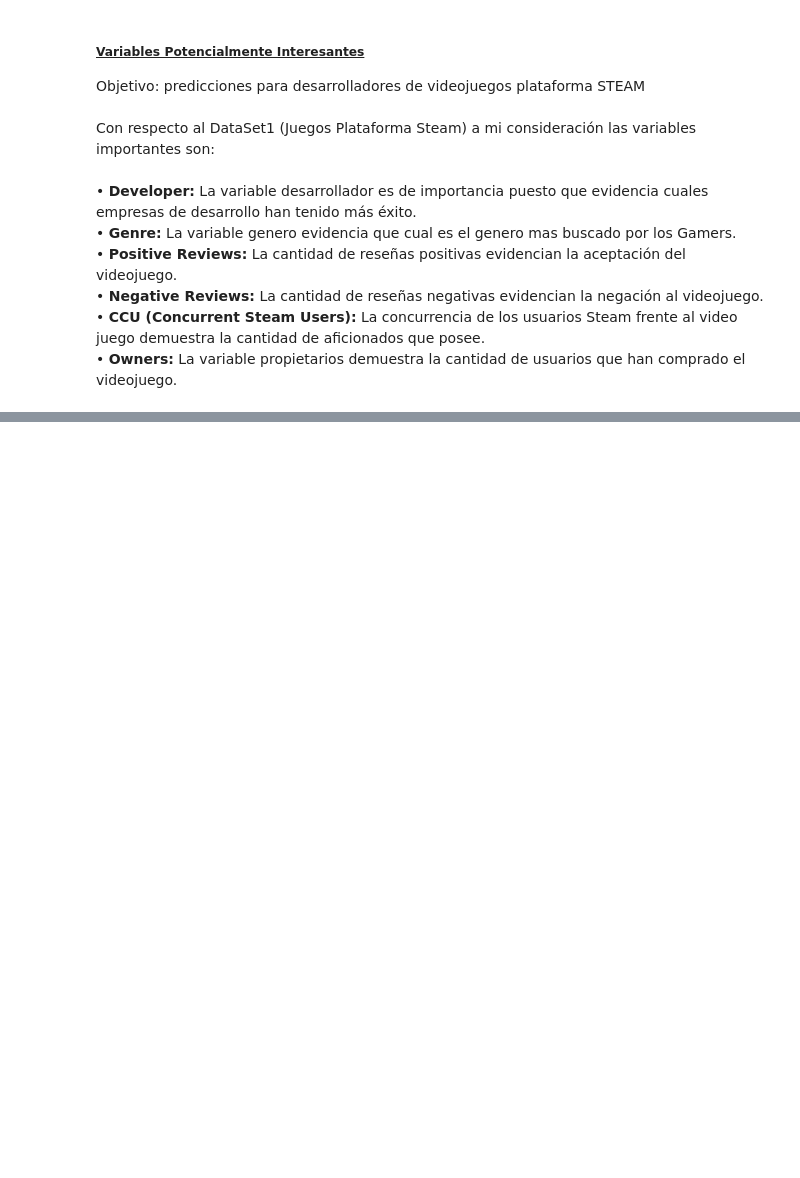
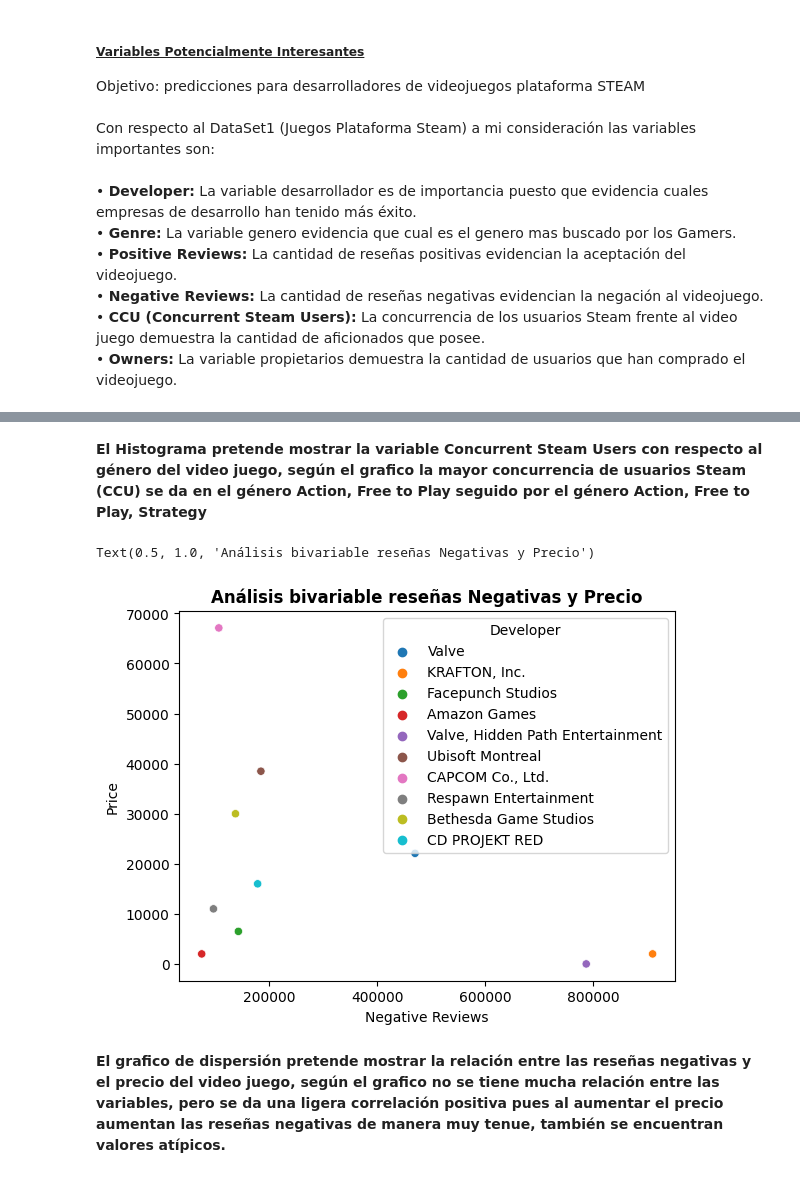
Before and after one commit to JuanC-Pythonista/-Actividad_1-Eleccion_de_Potenciales_DataSets, a Jupyter notebook: Actividad2-Visualizaciones_en_Python.ipynb, the cells around one changed output, grey strips where cells are left out. Cells and saved outputs as stored; diff of their text form; code cells hidden in the pictures; blank space fills up the shorter version.

Commit message:
Actividad2_Entrega

```diff
--- a/Actividad2-Visualizaciones_en_Python.ipynb
+++ b/Actividad2-Visualizaciones_en_Python.ipynb
@@ -54,0 +157,11 @@ Con respecto al DataSet1 (Juegos Plataforma Steam) a mi consideración las varia
+# %% [markdown]
+<p class="text-justify"><b>El Histograma pretende mostrar la variable Concurrent Steam Users con respecto al género del video juego, según el grafico la mayor concurrencia de usuarios Steam (CCU) se da en el género Action, Free to Play seguido por el género Action, Free to Play, Strategy</p>
+# %%
+# Se realiza el segundo grafico por medio de la librería SeaBorn, este corresponde a una dispersión
+sns.scatterplot(data=DataSetSort0.head(10), x="Negative Reviews", y="Price",hue=DataSetSort0.head(10).index,alpha=1)
+plt.title('Análisis bivariable numero de reseñas Negativas y Precio', size=12,fontweight="bold")
+# %% [output]
+Text(0.5, 1.0, 'Análisis bivariable reseñas Negativas y Precio')
+[figure, added]
+# %% [markdown]
+<p class="text-justify"><b>El grafico de dispersión pretende mostrar la relación entre las reseñas negativas y el precio del video juego, según el grafico no se tiene mucha relación entre las variables, pero se da una ligera correlación positiva pues al aumentar el precio aumentan las reseñas negativas de manera muy tenue, también se encuentran valores atípicos. </p>
```
Also changed, not shown: parts of 19 cells of this notebook, 1 other file.
